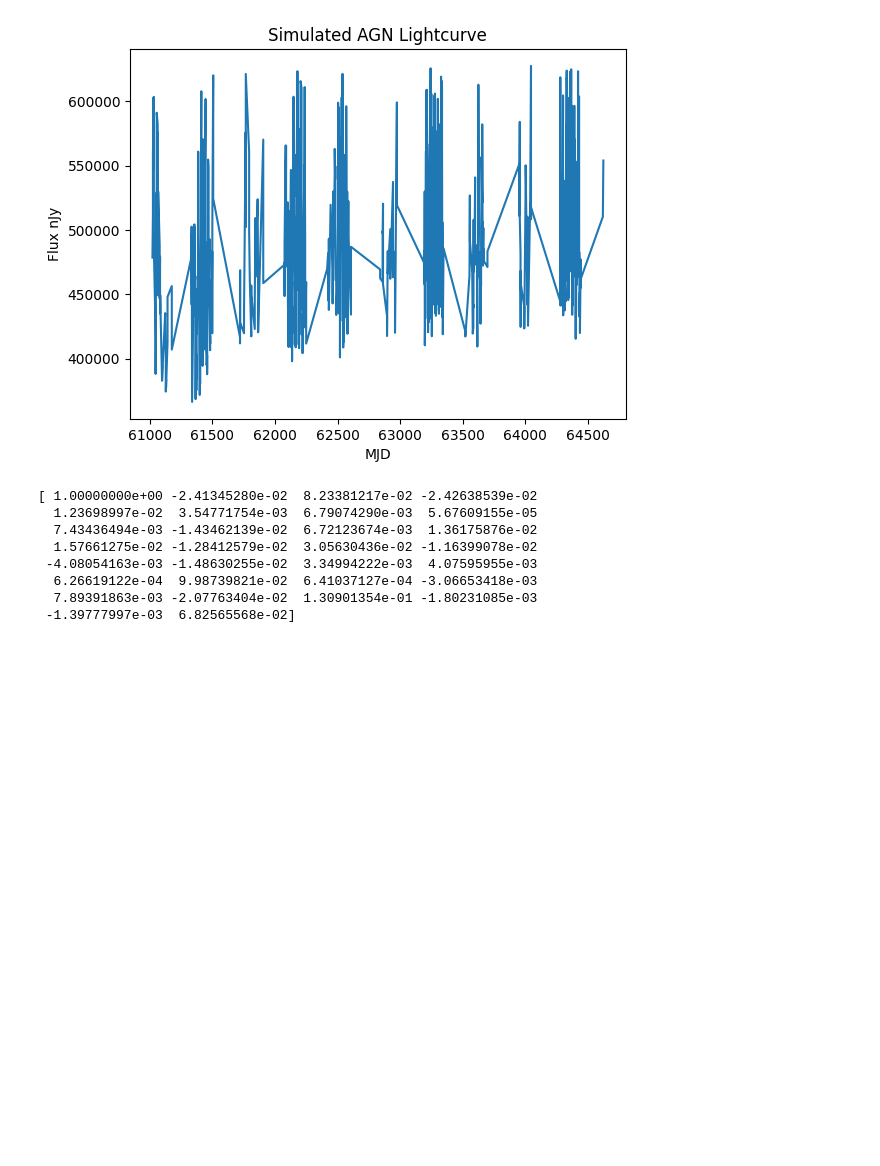
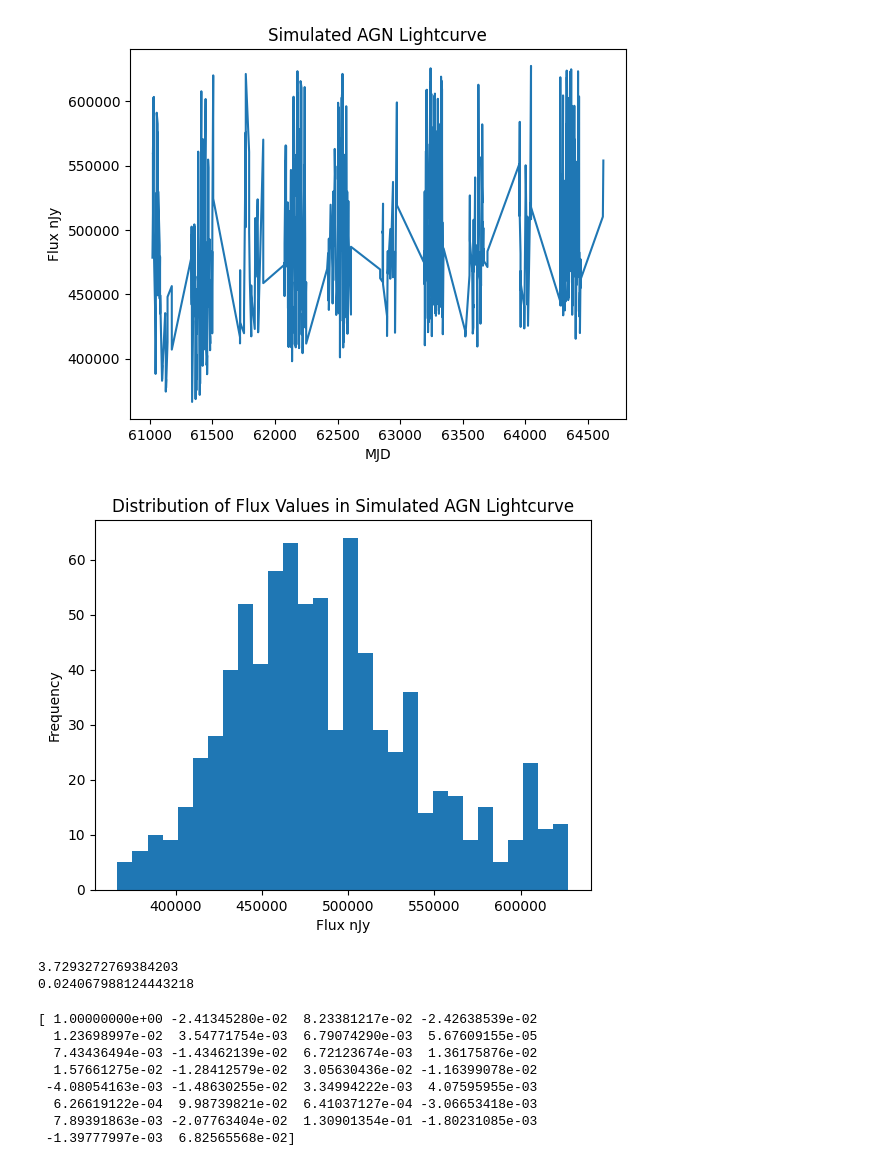
Before and after one commit to Zoe-Au/cosmographi, a Jupyter notebook: src/cosmographi/source/arma_exploration.ipynb, the cells around one changed output. Cells and saved outputs as stored; diff of their text form; code cells hidden in the pictures; blank space fills up the shorter version.

```diff
--- a/src/cosmographi/source/arma_exploration.ipynb
+++ b/src/cosmographi/source/arma_exploration.ipynb
@@ -109,20 +109,37 @@ df = simulate_lightcurves(
     # ],
     rng=rng)
 # %%
+
+
+
 lightcurve = df.loc[0, "lightcurve"]
 if lightcurve is None or "flux_perfect" not in lightcurve.columns:
     print(f"Warning: Sample {i} has no lightcurve data or missing 'flux_perfect' column. Skipping.")
 sample_data = pd.DataFrame(lightcurve)[["mjd", "flux_perfect"]]
 x = sample_data.loc[:, "mjd"]
 y = sample_data.loc[:, "flux_perfect"]
 
+
 plt.plot(x, y)
 plt.xlabel("MJD")
 plt.ylabel("Flux nJy")
 plt.title("Simulated AGN Lightcurve")
 plt.show()
+
+plt.hist(y, bins=30)
+plt.xlabel("Flux nJy")
+plt.ylabel("Frequency")
+plt.title("Distribution of Flux Values in Simulated AGN Lightcurve")
+plt.show()
+
+
+print(x[1] - x[0])
+print(x[2] - x[1])
 # %% [output]
 [figure]
+[figure, added]
+3.7293272769384203
+0.024067988124443218
 # %%
 first_diff = x.diff()
 first_diff = first_diff[1:]
```
Also changed, not shown: parts of 15 cells of this notebook.
